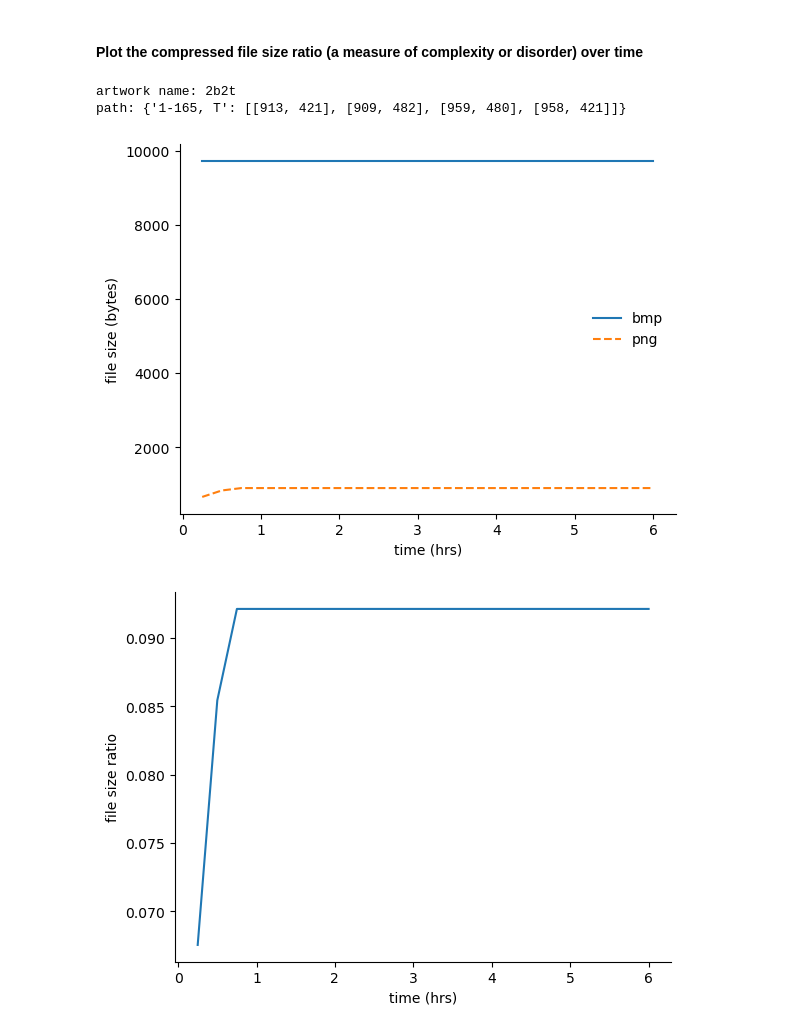
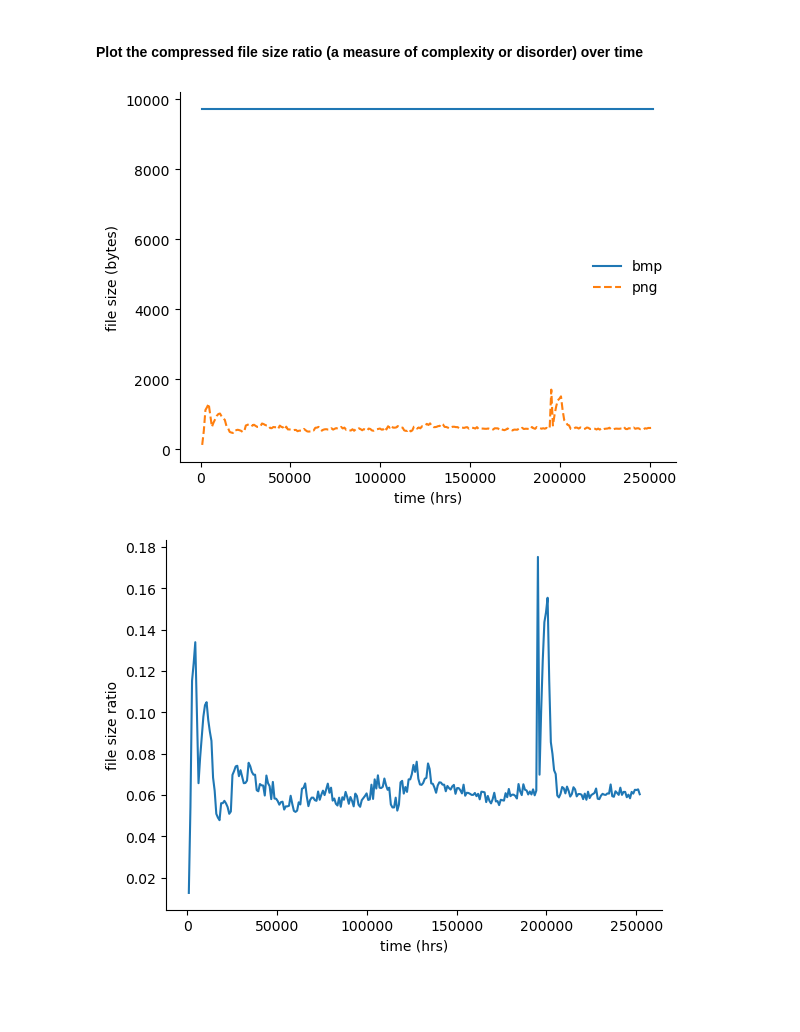
Before and after one commit to AnnieStephenson/r-place-emergence, a Jupyter notebook: tutorial.ipynb, the cells around one changed output. Drawn from its saved outputs; the diff is of its cells as text; code cells hidden in the pictures; blank space fills up the shorter version.

```diff
--- a/tutorial.ipynb
+++ b/tutorial.ipynb
@@ -26,0 +30,2 @@ total_time = 1 #hrs
+# %%
+canvas_comp = rp.CanvasComposition(atlas_id_index, pixel_changes_all)
@@ -28,0 +45,3 @@ total_time = 1 #hrs
+# %%
+time_interval= 900 #seconds
+total_time = 70*3600 #seconds
@@ -29,7 +52,5 @@ total_time = 1 #hrs
 # %%
-(artwork_pixel_changes_combined,
-                 time_inds_list)= rp.show_art_over_time(id_name,
-                                                        file_numbers,
-                                                        time_interval,
-                                                        total_time = total_time)
+time_inds_list = rp.show_part_over_time(canvas_comp,
+                                        time_interval,
+                                        total_time = total_time)
 # %% [output]
@@ -39,11 +58,9 @@ data file: 2022_place_canvas_history-000000000000.csv
 # %% [markdown]
 #### Plot the compressed file size ratio (a measure of complexity or disorder) over time
+# %%
+file_size_bmp, file_size_png = rp.save_and_compress(canvas_comp, time_inds_list)
 # %%
-file_size_bmp, file_size_png = rp.save_and_compress_artwork(id_name, artwork_pixel_changes_combined, time_inds_list)
-
 rp.plot_compression(file_size_bmp, file_size_png, time_interval, total_time)
 # %% [output]
-artwork name: 2b2t
-path: {'1-165, T': [[913, 421], [909, 482], [959, 480], [958, 421]]}
-[figure, old version]
+[figure, new version]
-[figure, old version]
+[figure, new version]
```
Also changed, not shown: parts of 12 cells of this notebook, 1 other file.
